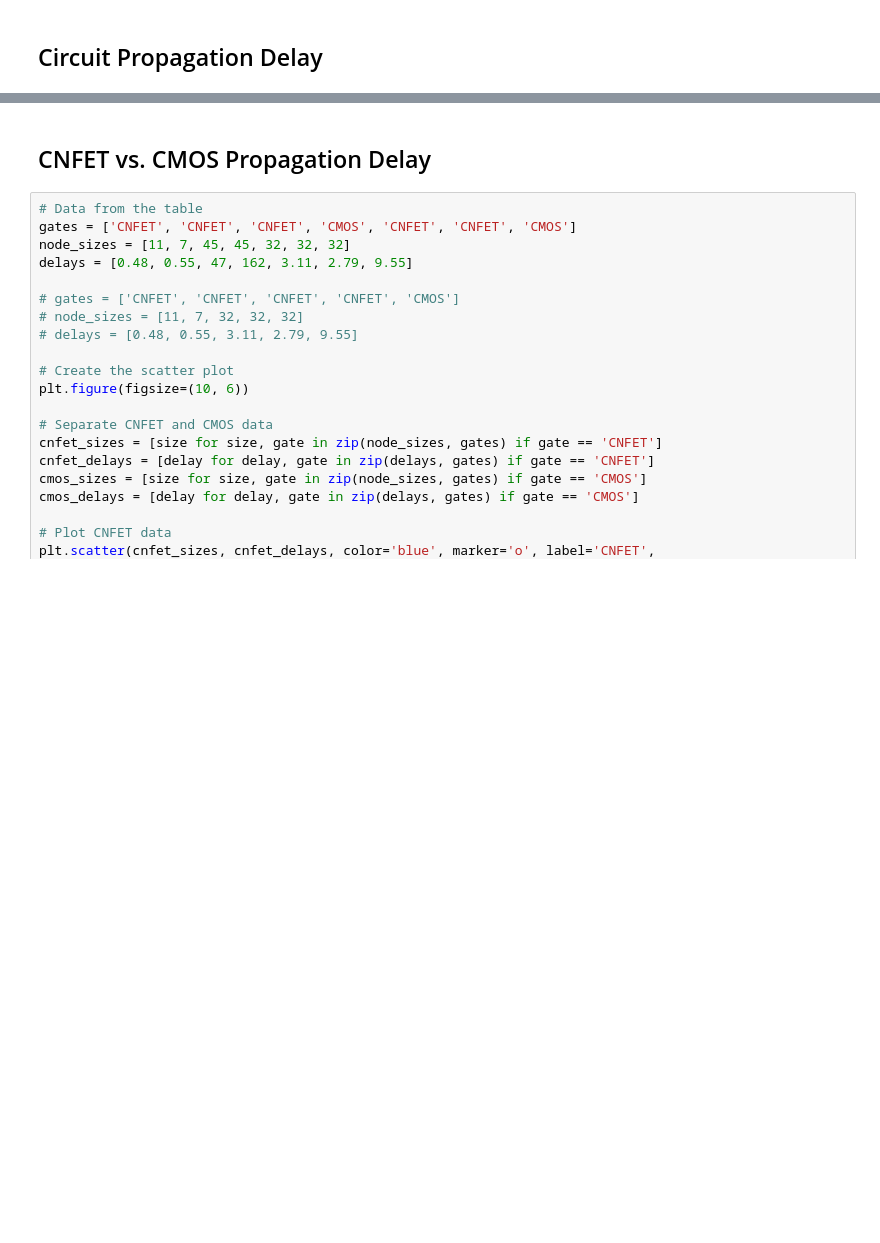
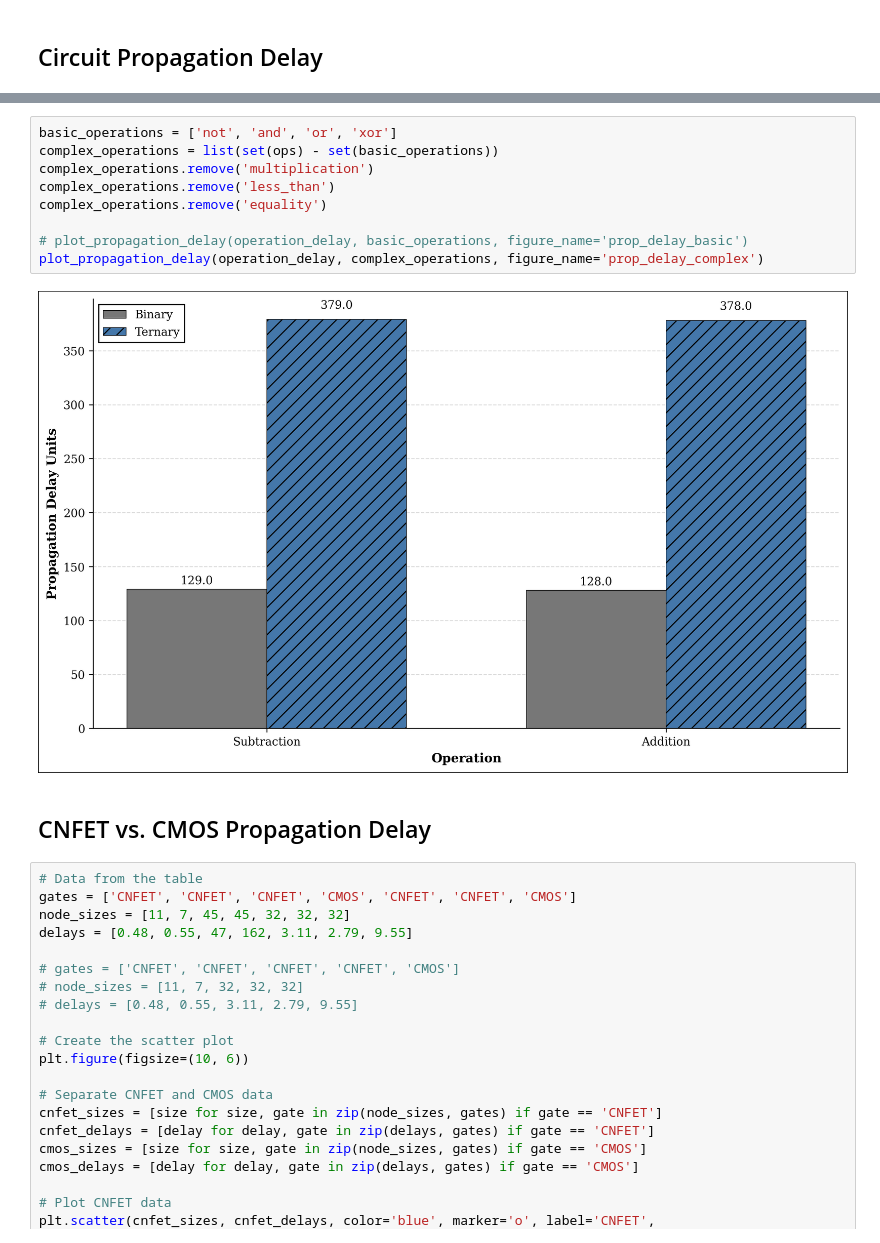
Before and after one commit to TimFoundATerminal/mvl-processors, a Jupyter notebook: program_analysis.ipynb, the cells around one changed output, grey strips where cells are left out. Saved outputs shown, nothing was run; the diff lists cells and outputs as text; blank space fills up the shorter version.

```diff
--- a/program_analysis.ipynb
+++ b/program_analysis.ipynb
@@ -395,3 +567,14 @@ plot_transistor_comparison(gc_df, complex_operations, figure_name='complex_trans
+# %%
+basic_operations = ['not', 'and', 'or', 'xor']
+complex_operations = list(set(ops) - set(basic_operations))
+complex_operations.remove('multiplication')
+complex_operations.remove('less_than')
+complex_operations.remove('equality')
+
+# plot_propagation_delay(operation_delay, basic_operations, figure_name='prop_delay_basic')
+plot_propagation_delay(operation_delay, complex_operations, figure_name='prop_delay_complex')
+# %% [output]
+[figure, added]
 # %% [markdown]
 ## CNFET vs. CMOS Propagation Delay
 # %%
```
Also changed, not shown: parts of 7 cells of this notebook, 6 other files.
